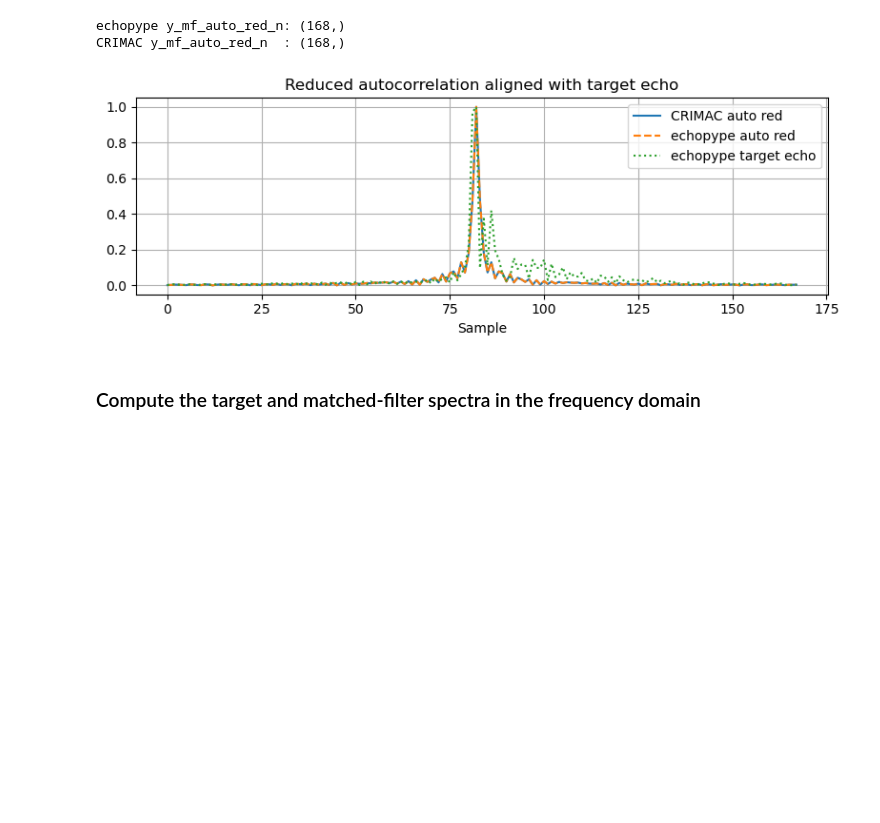
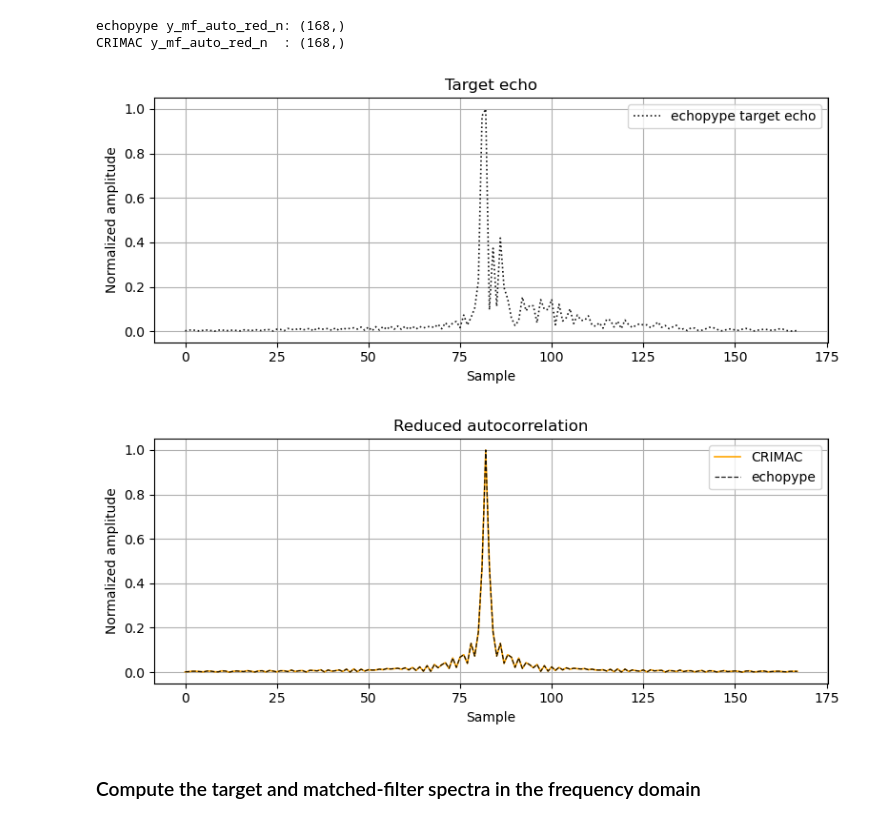
Before and after one commit to echostack-org/echopype-examples, a Jupyter notebook: notebooks/getting_started_FM_TS.ipynb, the cells around one changed output. Cells and saved outputs as stored; diff of their text form; code cells hidden in the pictures; blank space fills up the shorter version.

```diff
--- a/notebooks/getting_started_FM_TS.ipynb
+++ b/notebooks/getting_started_FM_TS.ipynb
@@ -891,32 +779,38 @@ print("CRIMAC y_mf_auto_red_n  :", ref_ts["y_mf_auto_red_n"].shape)
 echopype y_mf_auto_red_n: (168,)
 CRIMAC y_mf_auto_red_n  : (168,)
 # %%
-fig, ax = plt.subplots(1, 1, figsize=(8, 3))
+plt.figure(figsize=(8, 3.5))
 
-ax.plot(
-    np.abs(ref_ts["y_mf_auto_red_n"]) / np.nanmax(np.abs(ref_ts["y_mf_auto_red_n"])),
-    label="CRIMAC auto red",
-)
-ax.plot(
-    np.abs(y_mf_auto_red_n) / np.nanmax(np.abs(y_mf_auto_red_n)),
-    "--",
-    label="echopype auto red",
-)
-
-ax.plot(
+plt.plot(
+    np.arange(len(y_pc_t_n)),
     np.abs(y_pc_t_n) / np.nanmax(np.abs(y_pc_t_n)),
-    ":",
+    color=api_color,
+    linestyle=":",
+    linewidth=1.2,
+    alpha=api_alpha,
     label="echopype target echo",
 )
 
-ax.set_title("Reduced autocorrelation aligned with target echo")
-ax.set_xlabel("Sample")
-ax.grid(True)
-ax.legend()
+plt.title("Target echo")
+plt.xlabel("Sample")
+plt.ylabel("Normalized amplitude")
+plt.grid(True)
+plt.legend()
 plt.tight_layout()
 plt.show()
+
+compare_curve(
+    np.arange(len(ref_ts["y_mf_auto_red_n"])),
+    np.abs(ref_ts["y_mf_auto_red_n"]) / np.nanmax(np.abs(ref_ts["y_mf_auto_red_n"])),
+    np.arange(len(y_mf_auto_red_n)),
+    np.abs(y_mf_auto_red_n) / np.nanmax(np.abs(y_mf_auto_red_n)),
+    title="Reduced autocorrelation",
+    xlabel="Sample",
+    ylabel="Normalized amplitude",
+)
 # %% [output]
-[figure, old version]
+[figure, new version]
+[figure, added]
 # %% [markdown]
 ### Compute the target and matched-filter spectra in the frequency domain
 # %%
```
Also changed, not shown: parts of 56 cells of this notebook.
